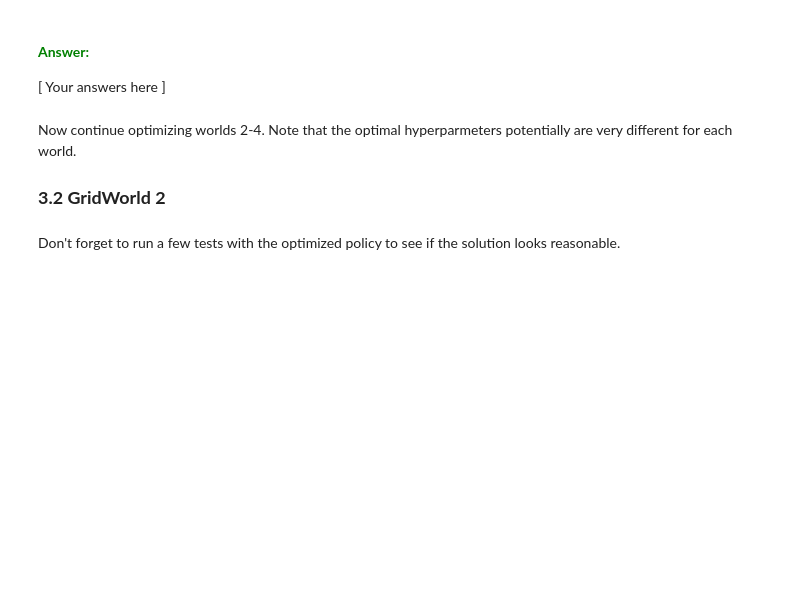
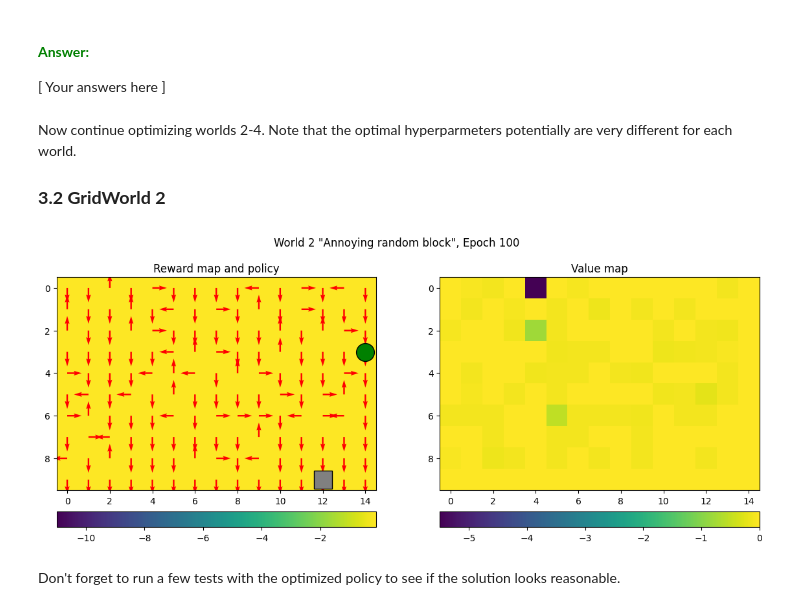
Before and after one commit to qqyfly/732A55_Neural_Networks_and_Learning_Systems, a Jupyter notebook: Homework/Lab/A4_Reinforcement/QLearning.ipynb, the cells around one changed output. Drawn from its saved outputs; the diff is of its cells as text; code cells hidden in the pictures; blank space fills up the shorter version.

```diff
--- a/Homework/Lab/A4_Reinforcement/QLearning.ipynb
+++ b/Homework/Lab/A4_Reinforcement/QLearning.ipynb
@@ -223,13 +318,16 @@ Now continue optimizing worlds 2-4. Note that the optimal hyperparmeters potenti
 # %%
 W2 = GridWorld(2)
 
 # --------------------------------------------
 # === Your code here =========================
 # --------------------------------------------
 
-Q2 = QLearning(W2, params={"LR": ???, "Gamma": ???, "Eps": ???, "Epochs": ???, "MaxSteps": 200, "DrawInterval": 100})
+Q2 = QLearning(W2, params={"LR": 0.5, "Gamma": 0.9, "Eps": 0.5, "Epochs": 100, "MaxSteps": 200, "DrawInterval": 100})
+
 
 # ============================================
+# %% [output]
+[figure, added]
 # %% [markdown]
 Don't forget to run a few tests with the optimized policy to see if the solution looks reasonable.
 # %%
```
Also changed, not shown: parts of 11 cells of this notebook, 52 other files.
